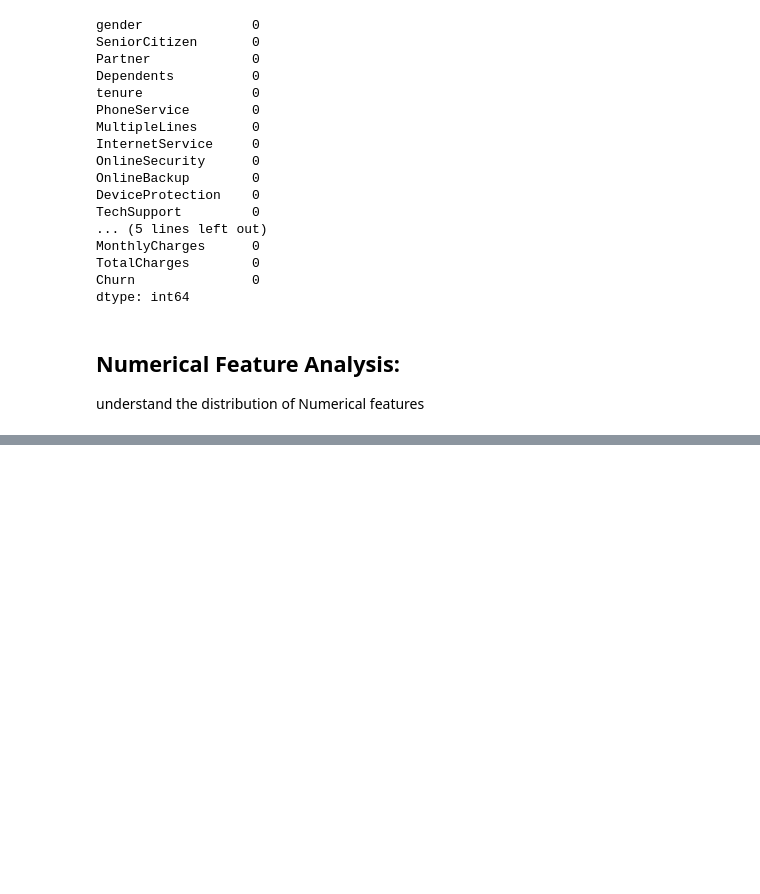
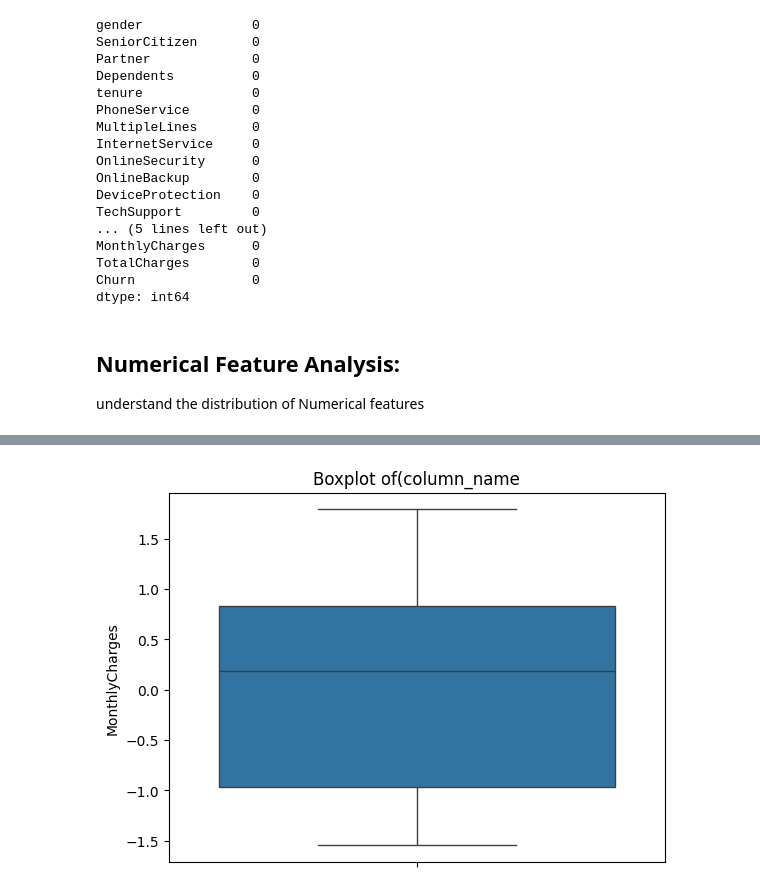
Before and after one commit to Anshu-code-202/MSLearn-Customer-Churn-Prediction, a Jupyter notebook: churn_prediction_using_ML.ipynb, the cells around one changed output, grey strips where cells are left out. Drawn from its saved outputs; the diff is of its cells as text; code cells hidden in the pictures; blank space fills up the shorter version.

```diff
--- a/churn_prediction_using_ML.ipynb
+++ b/churn_prediction_using_ML.ipynb
@@ -398,0 +485,4 @@ plot_histogram(df, "tenure")
+# %%
+plot_boxplot(df,"MonthlyCharges")
+# %% [output]
+[figure, added]
```
Also changed, not shown: parts of 25 cells of this notebook.
